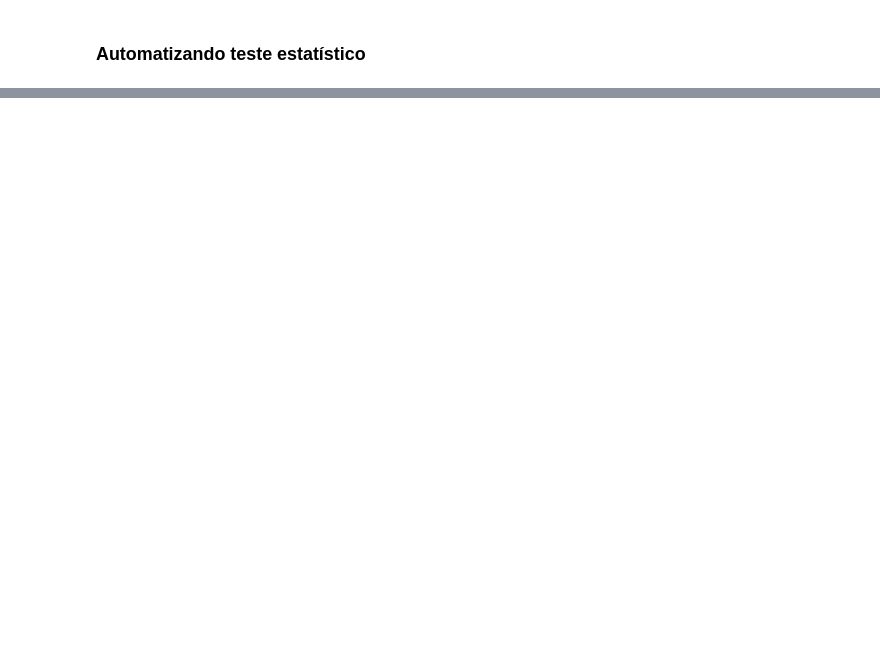
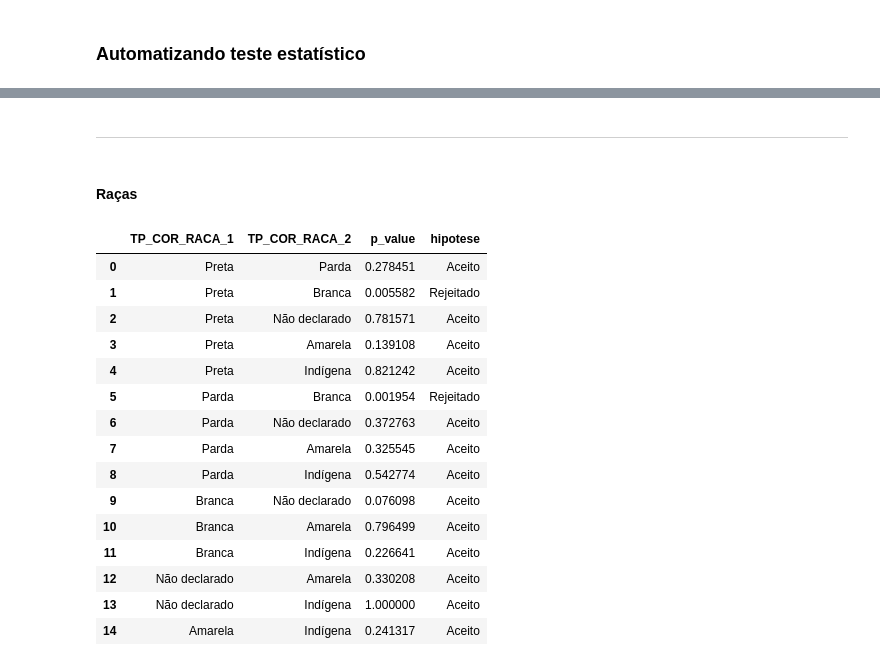
Before and after one commit to xpcosmos/injestao-dados-enem-SQL, a Jupyter notebook: src/analises.ipynb, the cells around one changed output, grey strips where cells are left out. Drawn from its saved outputs; the diff is of its cells as text; code cells hidden in the pictures; blank space fills up the shorter version.

```diff
--- a/src/analises.ipynb
+++ b/src/analises.ipynb
@@ -221,0 +77,38 @@ $ p-value > \alpha $, portando não podemos descartar $H_0$ <br><br>
+# %%
+def teste_hipotese_redacao(dados, hipotese, coluna_teste):
+    sexo_1 = list(dados[coluna_teste].unique())
+    sexo_2 = list(dados[coluna_teste].unique())
+
+    sexo_pd_1 = []
+    sexo_pd_2 = []
+    p_values = []
+    hipoteses = []
+
+    validacao = []
+
+    for i in sexo_1:
+        for j in sexo_2:
+            if i != j:
+
+
+                amostras_i = amostras.query(f"{coluna_teste} == '{i}'")['NU_NOTA_REDACAO']
+                amostras_j = amostras.query(f"{coluna_teste} == '{j}'")['NU_NOTA_REDACAO']
+
+                teste_i = DescrStatsW(amostras_i)
+                teste_j = DescrStatsW(amostras_j)
+
+
+                sexo_pd_1.append(i)
+                sexo_pd_2.append(j)
+
+                teste = teste_i.get_compare(teste_j)
+                _, p_value = teste.ztest_ind(alternative = hipotese)
+                p_values.append(p_value)
+
+                if p_value > 0.05:
+                    hipoteses.append('Aceito')
+                else:
+                    hipoteses.append('Rejeitado')
+        sexo_2.remove(i)
+    df_hipotese = pd.DataFrame({f'{coluna_teste}_1': sexo_pd_1, f'{coluna_teste}_2':sexo_pd_2, 'p_value':p_values, 'hipotese':hipoteses})
+    return df_hipotese
@@ -221,0 +154,4 @@ $ p-value > \alpha $, portando não podemos descartar $H_0$ <br><br>
+# %% [markdown]
+---
+# %% [markdown]
+#### Raças
@@ -221,0 +161,19 @@ $ p-value > \alpha $, portando não podemos descartar $H_0$ <br><br>
+# %%
+teste_hipotese_redacao(amostras_estratificadas, 'two-sided', 'TP_COR_RACA')
+# %% [output]
+|  | TP_COR_RACA_1 | TP_COR_RACA_2 | p_value | hipotese |
+| 0 | Preta | Parda | 0.278451 | Aceito |
+| 1 | Preta | Branca | 0.005582 | Rejeitado |
+| 2 | Preta | Não declarado | 0.781571 | Aceito |
+| 3 | Preta | Amarela | 0.139108 | Aceito |
+| 4 | Preta | Indígena | 0.821242 | Aceito |
+| 5 | Parda | Branca | 0.001954 | Rejeitado |
+| 6 | Parda | Não declarado | 0.372763 | Aceito |
+| 7 | Parda | Amarela | 0.325545 | Aceito |
+| 8 | Parda | Indígena | 0.542774 | Aceito |
+| 9 | Branca | Não declarado | 0.076098 | Aceito |
+| 10 | Branca | Amarela | 0.796499 | Aceito |
+| 11 | Branca | Indígena | 0.226641 | Aceito |
+| 12 | Não declarado | Amarela | 0.330208 | Aceito |
+| 13 | Não declarado | Indígena | 1.000000 | Aceito |
+| 14 | Amarela | Indígena | 0.241317 | Aceito |
```
Also changed, not shown: parts of 51 cells of this notebook, 3 other files.
